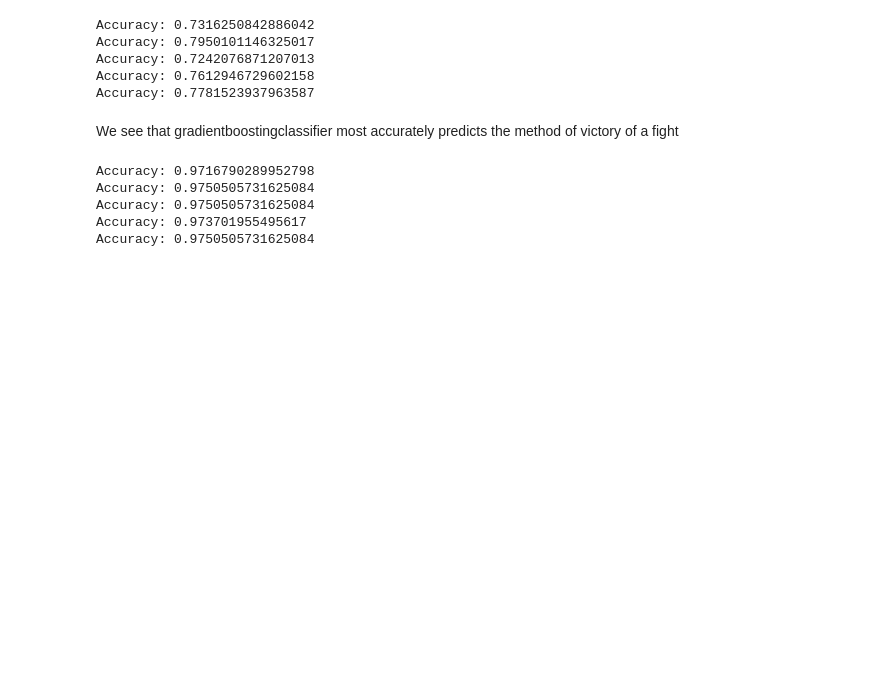
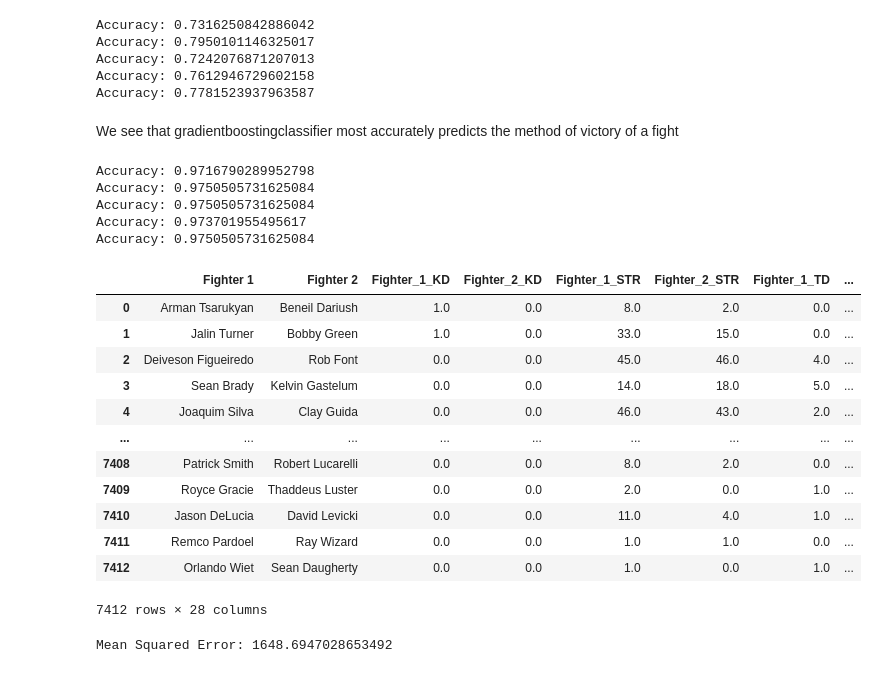
Before and after one commit to thomassems/UFC-Fight-Analytics, a Jupyter notebook: fight_analysis.ipynb, the cells around one changed output. Drawn from its saved outputs; the diff is of its cells as text; code cells hidden in the pictures; blank space fills up the shorter version.

Commit message:
started implementing model for predicting total strikes

```diff
--- a/fight_analysis.ipynb
+++ b/fight_analysis.ipynb
@@ -439,3 +439,55 @@ Accuracy: 0.9750505731625084
 Accuracy: 0.9750505731625084
 Accuracy: 0.973701955495617
 Accuracy: 0.9750505731625084
+# %%
+train_data
+# %% [output]
+|  | Fighter 1 | Fighter 2 | Fighter_1_KD | Fighter_2_KD | Fighter_1_STR | Fighter_2_STR | Fighter_1_TD | ... |
+| 0 | Arman Tsarukyan | Beneil Dariush | 1.0 | 0.0 | 8.0 | 2.0 | 0.0 | ... |
+| 1 | Jalin Turner | Bobby Green | 1.0 | 0.0 | 33.0 | 15.0 | 0.0 | ... |
+| 2 | Deiveson Figueiredo | Rob Font | 0.0 | 0.0 | 45.0 | 46.0 | 4.0 | ... |
+| 3 | Sean Brady | Kelvin Gastelum | 0.0 | 0.0 | 14.0 | 18.0 | 5.0 | ... |
+| 4 | Joaquim Silva | Clay Guida | 0.0 | 0.0 | 46.0 | 43.0 | 2.0 | ... |
+| ... | ... | ... | ... | ... | ... | ... | ... | ... |
+| 7408 | Patrick Smith | Robert Lucarelli | 0.0 | 0.0 | 8.0 | 2.0 | 0.0 | ... |
+| 7409 | Royce Gracie | Thaddeus Luster | 0.0 | 0.0 | 2.0 | 0.0 | 1.0 | ... |
+| 7410 | Jason DeLucia | David Levicki | 0.0 | 0.0 | 11.0 | 4.0 | 1.0 | ... |
+| 7411 | Remco Pardoel | Ray Wizard | 0.0 | 0.0 | 1.0 | 1.0 | 0.0 | ... |
+| 7412 | Orlando Wiet | Sean Daugherty | 0.0 | 0.0 | 1.0 | 0.0 | 1.0 | ... |
+7412 rows × 28 columns
+# %%
+from sklearn.compose import ColumnTransformer
+from sklearn.preprocessing import OneHotEncoder
+from sklearn.ensemble import RandomForestRegressor
+from sklearn.model_selection import train_test_split
+from sklearn.metrics import mean_squared_error
+
+# Separate categorical and numerical columns
+categorical_cols = ['VictoryMethod', 'Weight_Class']
+numerical_cols = ['Round']
+
+# One-hot encode categorical columns
+ct = ColumnTransformer(
+    transformers=[
+        ('encoder', OneHotEncoder(), categorical_cols)
+    ],
+    remainder='passthrough'
+)
+
+# Transform X (features)
+X_encoded = ct.fit_transform(X)
+
+# Split the data
+X_train, X_test, y_train, y_test = train_test_split(X_encoded, y, test_size=0.2, random_state=45)
+
+# Initialize and train the model
+model = RandomForestRegressor(random_state=45)
+model.fit(X_train, y_train)
+
+# Predictions
+predictions = model.predict(X_test)
+
+# Evaluate the model
+print(f"Mean Squared Error: {mean_squared_error(y_test, predictions)}")
+# %% [output]
+Mean Squared Error: 1648.6947028653492
```
